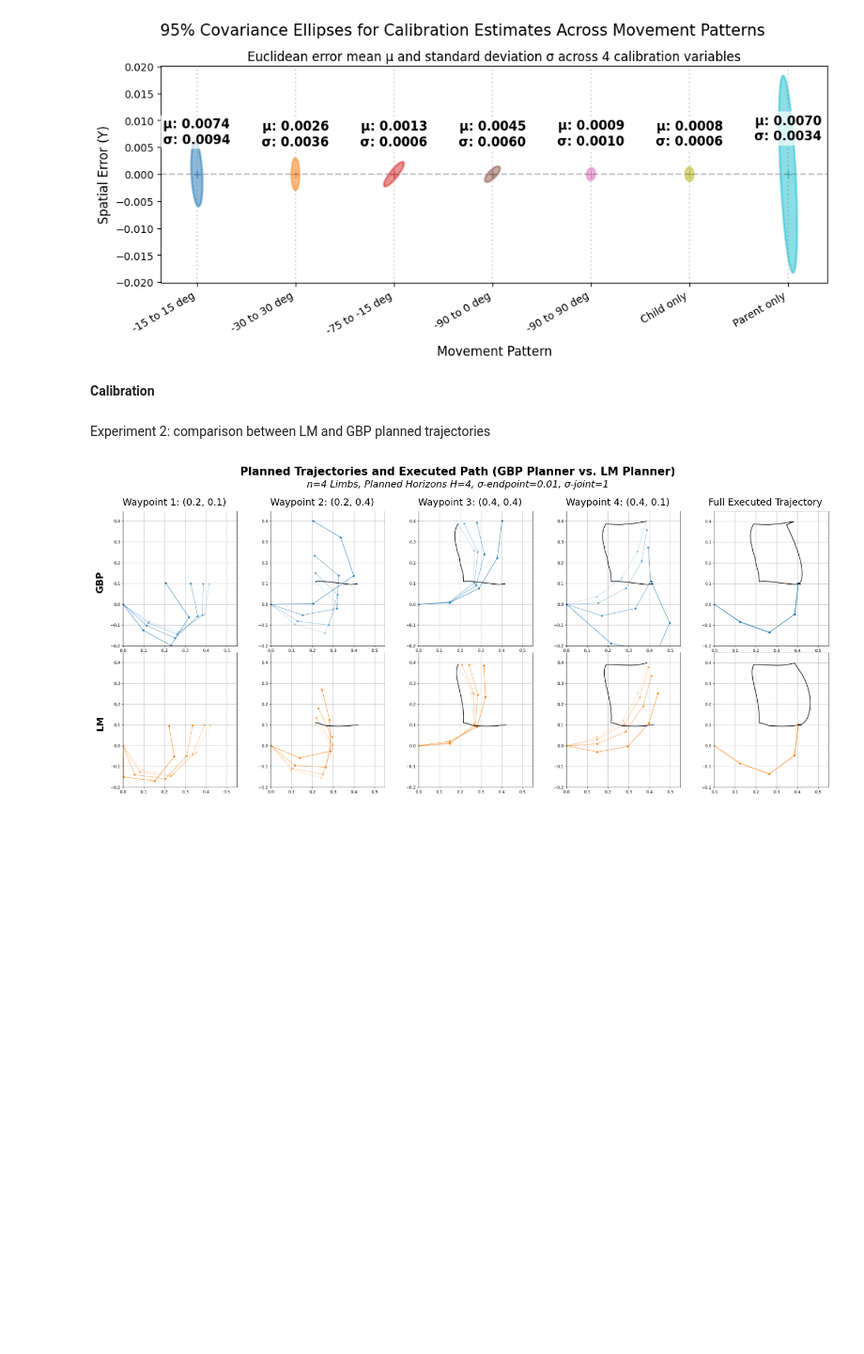
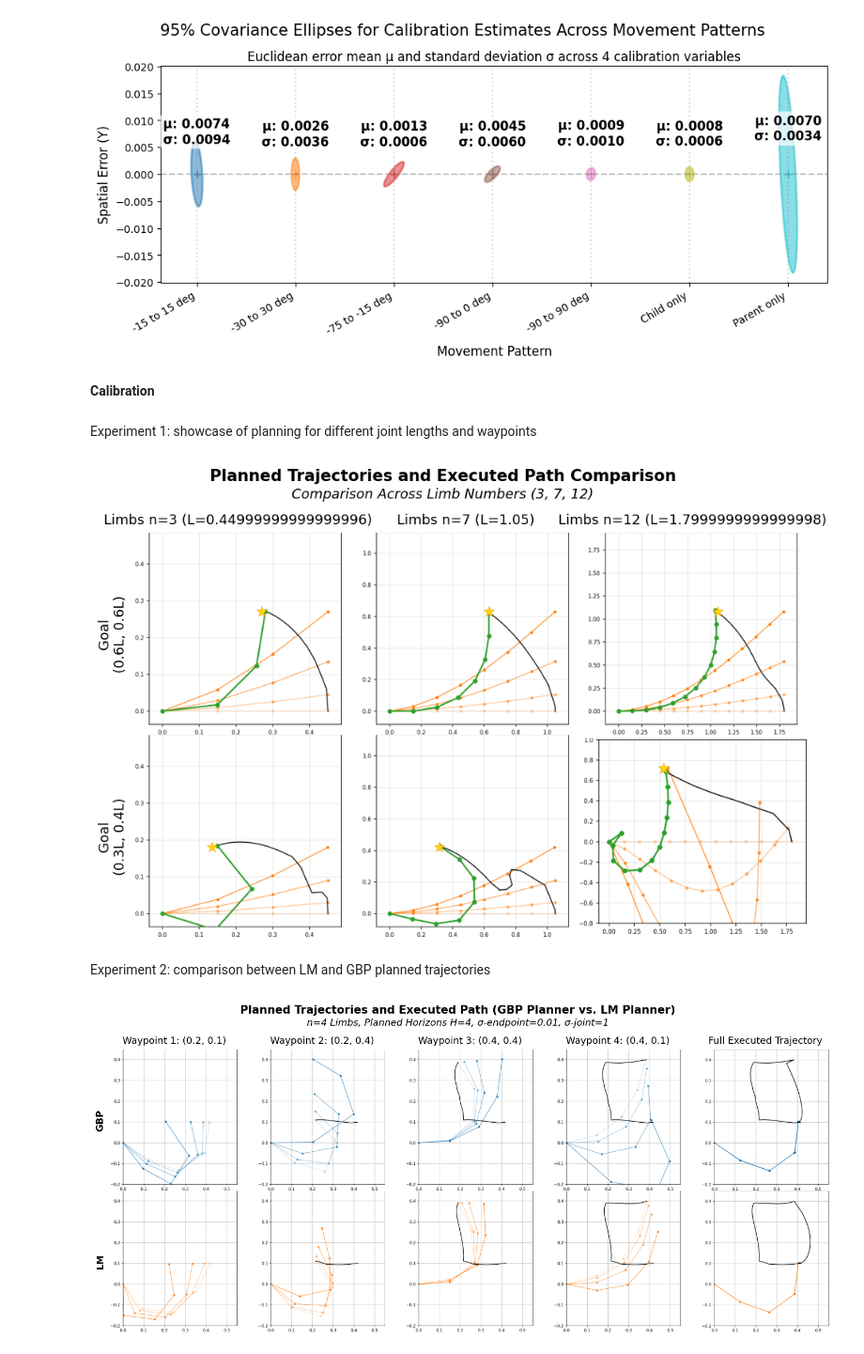
Before and after one commit to NathzxcCode/composable_2d_robot, a Jupyter notebook: mujoco_sim/experiment_scripts/plots.ipynb, the cells around one changed output. Shown at 94% size. Drawn from its saved outputs; the diff is of its cells as text; code cells hidden in the pictures; blank space fills up the shorter version.

Commit message:
experiment setup for planning

```diff
--- a/mujoco_sim/experiment_scripts/plots.ipynb
+++ b/mujoco_sim/experiment_scripts/plots.ipynb
@@ -1533,6 +1533,83 @@ plt.show()
 [figure]
 # %% [markdown]
 **Calibration**
+# %% [markdown]
+Experiment 1: showcase of planning for different joint lengths and waypoints
+# %%
+import os
+import matplotlib.pyplot as plt
+from PIL import Image, ImageChops
+
+def crop_whitespace(img):
+    """Trims pure white background padding around an image."""
+    bg = Image.new(img.mode, img.size, (255, 255, 255))
+    diff = ImageChops.difference(img, bg)
+    bbox = diff.getbbox()
+    if bbox:
+        return img.crop(bbox)
+    return img
+
+def build_storyboard_grid():
+    # Explicit mapping of column keys: 3, 5, 12
+    col_keys = [3, 7, 12]
+
+    # Target filenames for Top (4) and Bottom (41) rows
+    top_paths = [f"planning_results/results_planning_1_{k}_4.png" for k in col_keys]
+    bottom_paths = [f"planning_results/results_planning_1_{k}_41.png" for k in col_keys]
+
+    SUPER_TITLE = "Planned Trajectories and Executed Path Comparison"
+    SUBTITLE = "Comparison Across Limb Numbers (3, 7, 12)"
+    ROW_1_LABEL = "Goal\n(0.6L, 0.6L)"
+    ROW_2_LABEL = "Goal\n(0.3L, 0.4L)"
+
+    COL_NAMES = [f"Limbs n={k} (L={round(k*0.15, 2)})" for k in col_keys]
+
+    # Updated grid dimensions: 2 rows by 3 columns
+    fig, axes = plt.subplots(
+        2, 3,
+        figsize=(10, 6.5),
+        gridspec_kw={'hspace': 0.0, 'wspace': 0.0}
+    )
+
+    fig.suptitle(SUPER_TITLE, fontsize=15, fontweight='bold', y=0.98)
+    fig.text(0.5, 0.92, SUBTITLE, ha='center', fontsize=13, style='italic')
+
+    def plot_row(paths, row_idx, row_label):
+        for col_idx in range(3):
+            ax = axes[row_idx, col_idx]
+            path = paths[col_idx]
+
+            if os.path.exists(path):
+                img = Image.open(path).convert('RGB')
+                cropped_img = crop_whitespace(img)
+                ax.imshow(cropped_img)
+            else:
+                ax.text(0.5, 0.5, f"Missing File:\n{os.path.basename(path)}", ha='center', va='center', fontsize=9)
+
+            ax.set_xticks([])
+            ax.set_yticks([])
+            for spine in ax.spines.values():
+                spine.set_visible(False)
+
+            if row_idx == 0:
+                col_title = COL_NAMES[col_idx] if col_idx < len(COL_NAMES) else f"Col {col_idx+1}"
+                ax.set_title(col_title, fontsize=13, pad=8)
+
+            if col_idx == 0:
+                ax.set_ylabel(row_label, fontsize=13, labelpad=8)
+
+    plot_row(top_paths, row_idx=0, row_label=ROW_1_LABEL)
+    plot_row(bottom_paths, row_idx=1, row_label=ROW_2_LABEL)
+
+    plt.subplots_adjust(top=0.85, bottom=0.03, left=0.08, right=0.98)
+
+    output_path = "planning_results/storyboard_comparison.png"
+    plt.savefig(output_path, dpi=300, bbox_inches="tight")
+    plt.show()
+
+build_storyboard_grid()
+# %% [output]
+[figure, added]
 # %% [markdown]
 Experiment 2: comparison between LM and GBP planned trajectories
 # %%
```
Also changed, not shown: 2 other files.
